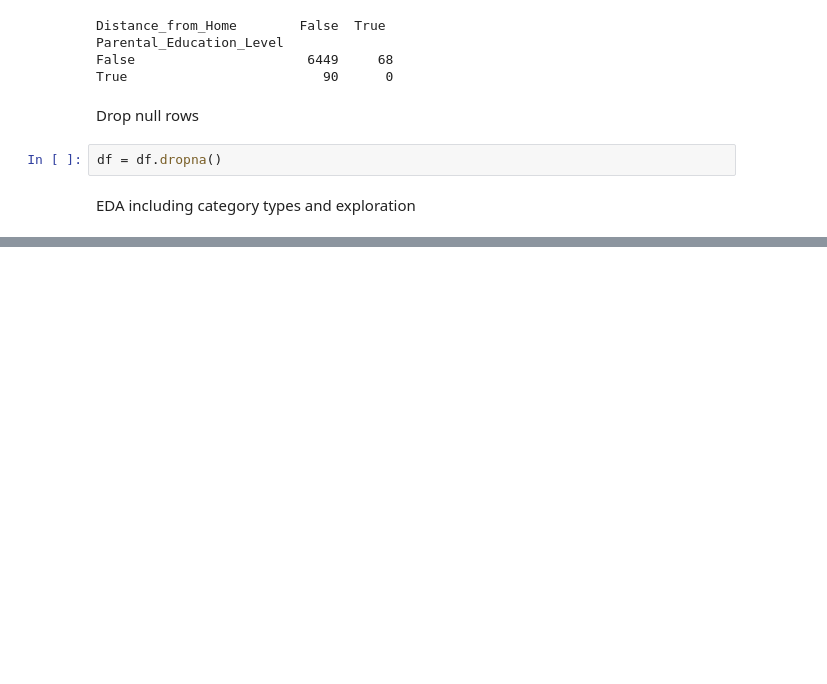
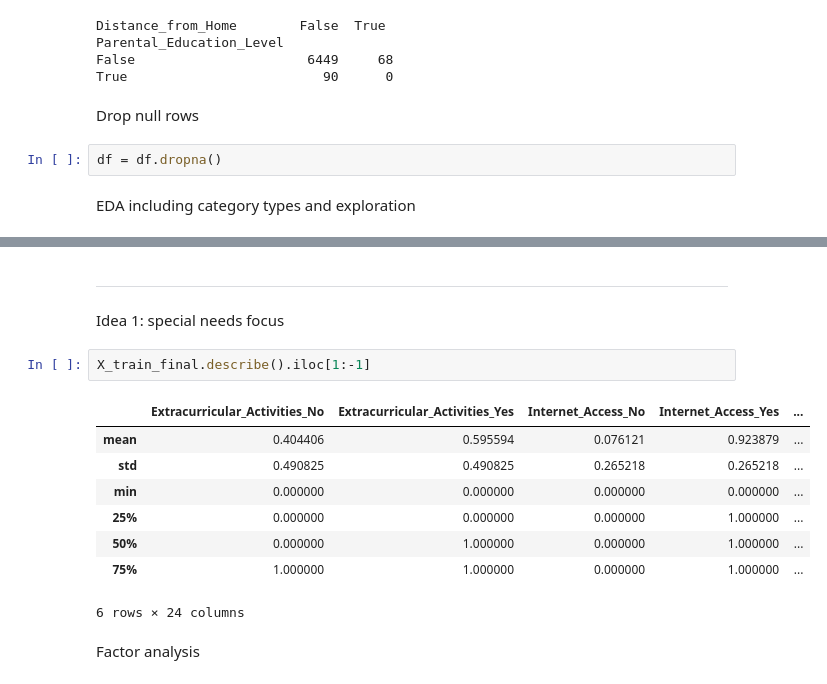
Before and after one commit to carn51/Assignment-1, a Jupyter notebook: POTENTIAL_FINAL_PROJECT.ipynb, the cells around one changed output, grey strips where cells are left out. Saved outputs shown, nothing was run; the diff lists cells and outputs as text; blank space fills up the shorter version.

```diff
--- a/POTENTIAL_FINAL_PROJECT.ipynb
+++ b/POTENTIAL_FINAL_PROJECT.ipynb
@@ -97,0 +166,16 @@ Preprocess
+# %% [markdown]
+---
+Idea 1: special needs focus
+# %%
+X_train_final.describe().iloc[1:-1]
+# %% [output]
+|  | Extracurricular_Activities_No | Extracurricular_Activities_Yes | Internet_Access_No | Internet_Access_Yes | ... |
+| mean | 0.404406 | 0.595594 | 0.076121 | 0.923879 | ... |
+| std | 0.490825 | 0.490825 | 0.265218 | 0.265218 | ... |
+| min | 0.000000 | 0.000000 | 0.000000 | 0.000000 | ... |
+| 25% | 0.000000 | 0.000000 | 0.000000 | 1.000000 | ... |
+| 50% | 0.000000 | 1.000000 | 0.000000 | 1.000000 | ... |
+| 75% | 1.000000 | 1.000000 | 0.000000 | 1.000000 | ... |
+6 rows × 24 columns
+# %% [markdown]
+Factor analysis
```
Also changed, not shown: parts of 22 cells of this notebook.
